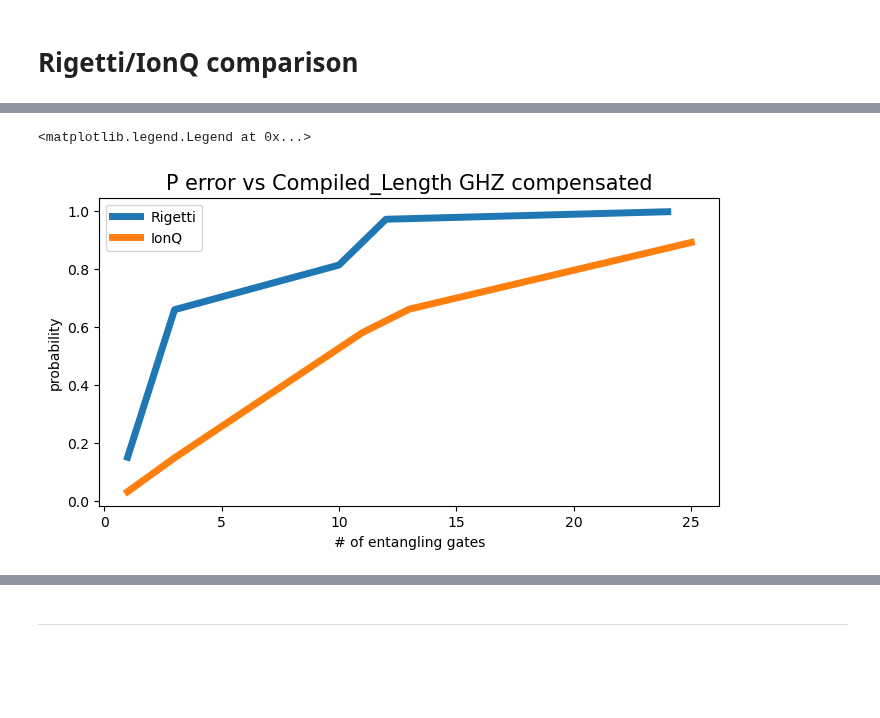
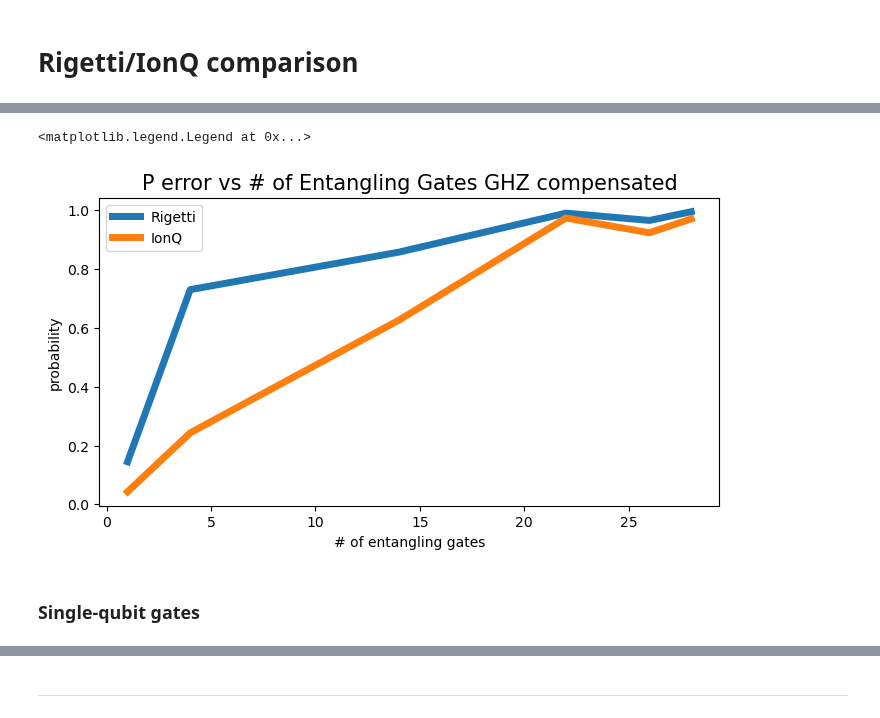
Before and after one commit to SwgAnno/QBench, a Jupyter notebook: RIGETTI VS IONQ/GHZ compensato.ipynb, the cells around one changed output, grey strips where cells are left out. Saved outputs shown, nothing was run; the diff lists cells and outputs as text; code cells hidden in the pictures; blank space fills up the shorter version.

```diff
--- a/RIGETTI VS IONQ/GHZ compensato.ipynb
+++ b/RIGETTI VS IONQ/GHZ compensato.ipynb
@@ -169,6 +169,6 @@ compiled_circuits_rigetti = [task.get_compiled_circuit() for task in rigetti_tas
 braket_circs_rigetti = [transpile_quil_to_braket(quil_circ)[0] for quil_circ in compiled_circuits_rigetti]
 braket_circs_ion_q = compiled_circuits_ion_q
 
-rigetti_gate_number_class = [Gate_number(circ) for circ in braket_circs_rigetti]
-ionq_gate_number_class = [Gate_number(circ) for circ in braket_circs_ion_q]
+rigetti_gate_number_dict = [circuit_gate_number(circ) for circ in braket_circs_rigetti]
+ionq_gate_number_dict = [circuit_gate_number(circ) for circ in braket_circs_ion_q]
 # %%
@@ -211,9 +222,8 @@ for i,n_qubits in enumerate(n_qubits_list):
     id_dict[str(n_qubits)] = {}
 
 
-    circ = compensated_ghz_ion_q(n_qubits,rigetti_gate_number_class[i])
+    circ = compensated_ghz_ion_q(n_qubits,rigetti_gate_number_dict[i])
     #print(circ)
 
-    ionq_task = ion_q.run(circ,shots=shots)
+    ionq_task = ion_q.run(circ,shots=shots_ionq)
     ionq_tasks.append(ionq_task)
-    id_dict[str(n_qubits)] = {'ionq' : {'id' : ionq_task.id,'BenchType':'GHZ','n_shots':shots,'n_qubits':n_qubits}}
@@ -240,3 +232,5 @@ ion_q_task_scanners = [BraketTaskScanner(task_arn=arn) for arn in ionq_ids]
+# %%
+ion_q_task_scanners = [task_scanner for task_scanner in load_tasks('Task_files/ionq_GHZ_compensated_1k.json').values()]
 # %%
 status_ion_q = [task.get_status() for task in ion_q_task_scanners]
 print(status_ion_q)
@@ -359,8 +357,8 @@ ax.legend()
 braket_circs_rigetti = [transpile_quil_to_braket(quil_circ)[0] for quil_circ in compiled_circuits_rigetti]
 braket_circs_ion_q = compiled_circuits_ion_q
 
-rigetti_entangling_gate_number = [Gate_number(circ).entangling_gates for circ in braket_circs_rigetti]
-ionq_entangling_gate_number = [Gate_number(circ).entangling_gates for circ in braket_circs_ion_q]
+rigetti_entangling_gate_number = [circuit_gate_number(circ)['entangling'] for circ in braket_circs_rigetti]
+ionq_entangling_gate_number = [circuit_gate_number(circ)['entangling'] for circ in braket_circs_ion_q]
 # %%
 fig, ax = plt.subplots(1, 1, figsize=(8,4))
 ax.plot(n_qubits_list,rigetti_entangling_gate_number,
@@ -381,21 +379,27 @@ ax.legend()
 # %%
 fig, ax = plt.subplots(1, 1, figsize=(8,4))
 
+order = np.argsort(rigetti_entangling_gate_number)
 
-
-ax.plot(rigetti_entangling_gate_number, measure_rigetti['other'],
+x = np.array(rigetti_entangling_gate_number)[order]
+y=np.array(measure_rigetti['other'])[order]
+ax.plot(x,y,
             lw=5,
            label = 'Rigetti')
 
-ax.plot(ionq_entangling_gate_number, measure_ion_q['other'],
+x = np.array(rigetti_entangling_gate_number)[order]
+y=np.array(measure_ion_q['other'])[order]
+ax.plot(x,y,
             lw=5,
            label = 'IonQ')
 
 
-ax.set_title('P error vs Compiled_Length GHZ compensated',size=15)
+ax.set_title('P error vs # of Entangling Gates GHZ compensated',size=15)
 ax.set_xlabel('# of entangling gates')
 ax.set_ylabel('probability')
 ax.legend()
 # %% [output]
 <matplotlib.legend.Legend at 0x...>
-[figure, old version]
+[figure, new version]
+# %% [markdown]
+### Single-qubit gates
```
Also changed, not shown: parts of 38 cells of this notebook, 9 other files.
